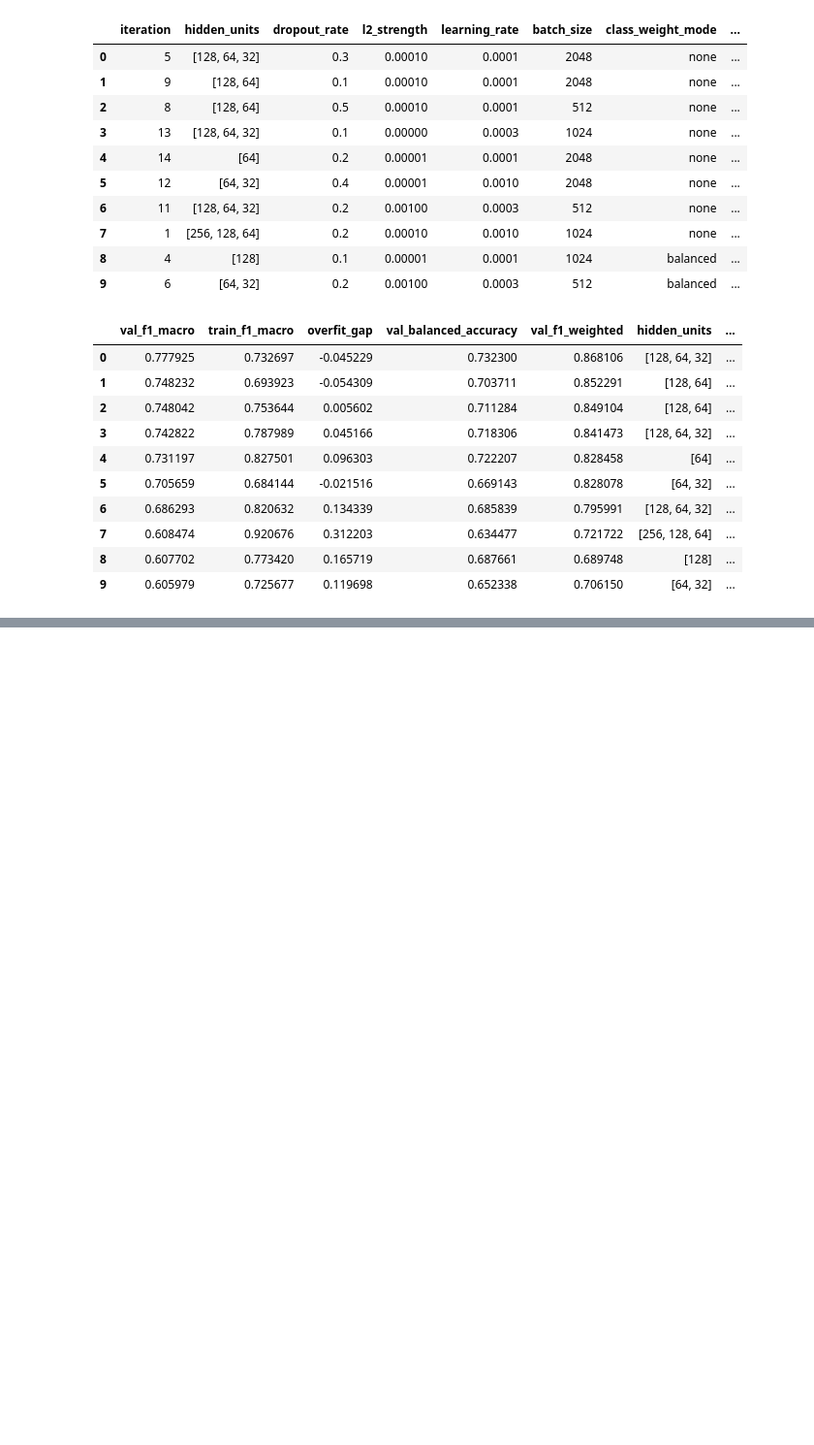
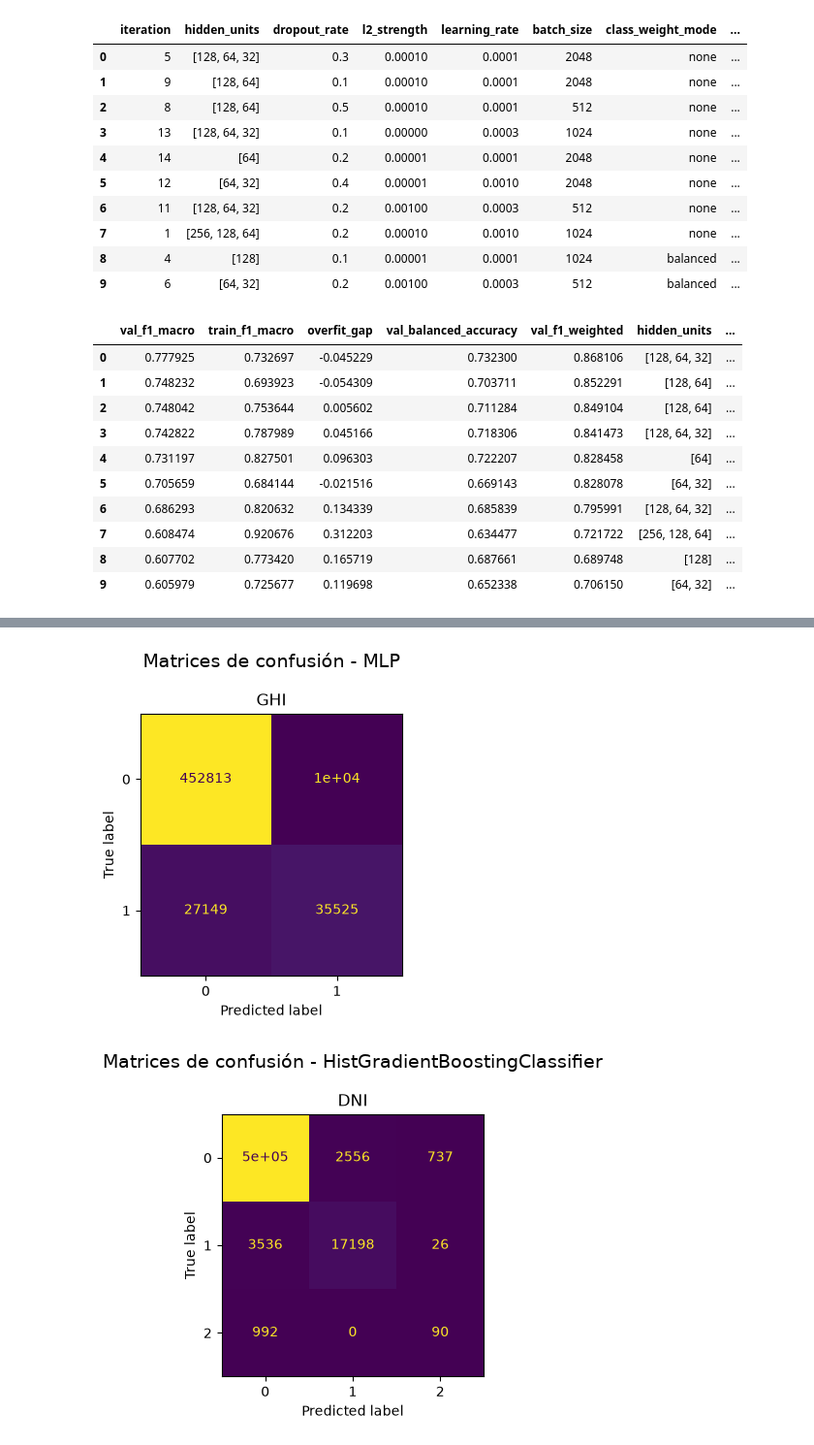
Before and after one commit to zacariasct4/TFM_IEBS, a Jupyter notebook: notebooks/15_model_selection_optimization.ipynb, the cells around one changed output, grey strips where cells are left out. Shown at 97% size. Saved outputs shown, nothing was run; the diff lists cells and outputs as text; code cells hidden in the pictures; blank space fills up the shorter version.

```diff
--- a/notebooks/15_model_selection_optimization.ipynb
+++ b/notebooks/15_model_selection_optimization.ipynb
@@ -2226,0 +2882,25 @@ display(
+# %%
+baseline_results = []
+
+for target, model_id in FINAL_SOURCE_IDS.items():
+
+    source_data = optimization_data[
+        model_id
+    ]
+
+    baseline_results.append({
+        "target": target,
+        "baseline_f1_macro": source_data[
+            "baseline_f1_2023"
+        ],
+        "baseline_balanced_accuracy": source_data[
+            "baseline_balanced_accuracy_2023"
+        ],
+        "baseline_f1_weighted": source_data[
+            "baseline_f1_weighted_2023"
+        ],
+    })
+
+baseline_results = pd.DataFrame(
+    baseline_results
+)
@@ -2226,0 +2989,16 @@ display(
+# %%
+for target in TARGETS:
+
+    plot_confusion_matrices(
+        test_df=final_test_df,
+        predictions={
+            target: final_predictions[target]
+        },
+        targets=[target],
+        model_name=final_model_data[
+            target
+        ]["model_name"]
+    )
+# %% [output]
+[figure, added]
+[figure, added]
```
Also changed, not shown: parts of 86 cells of this notebook, 22 other files.
